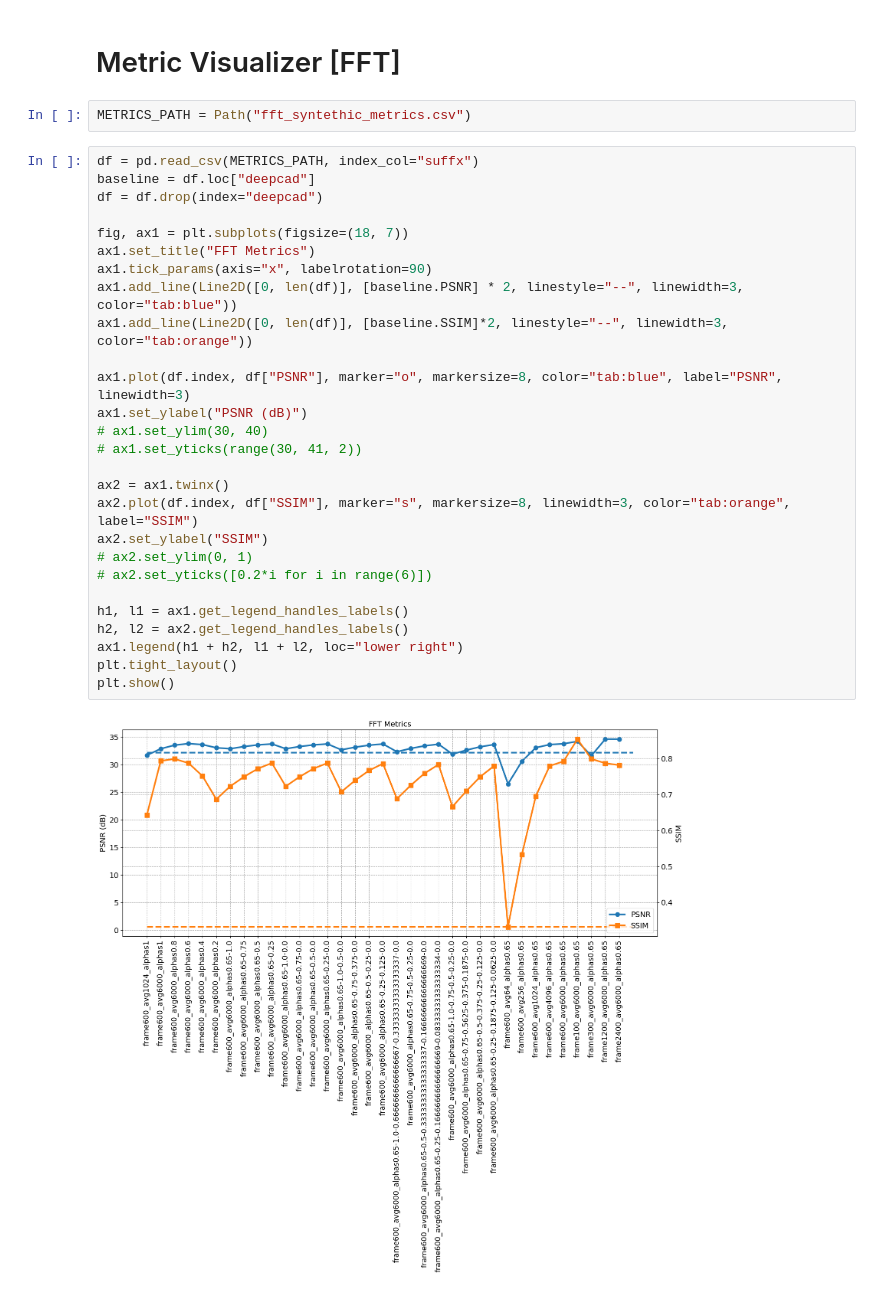
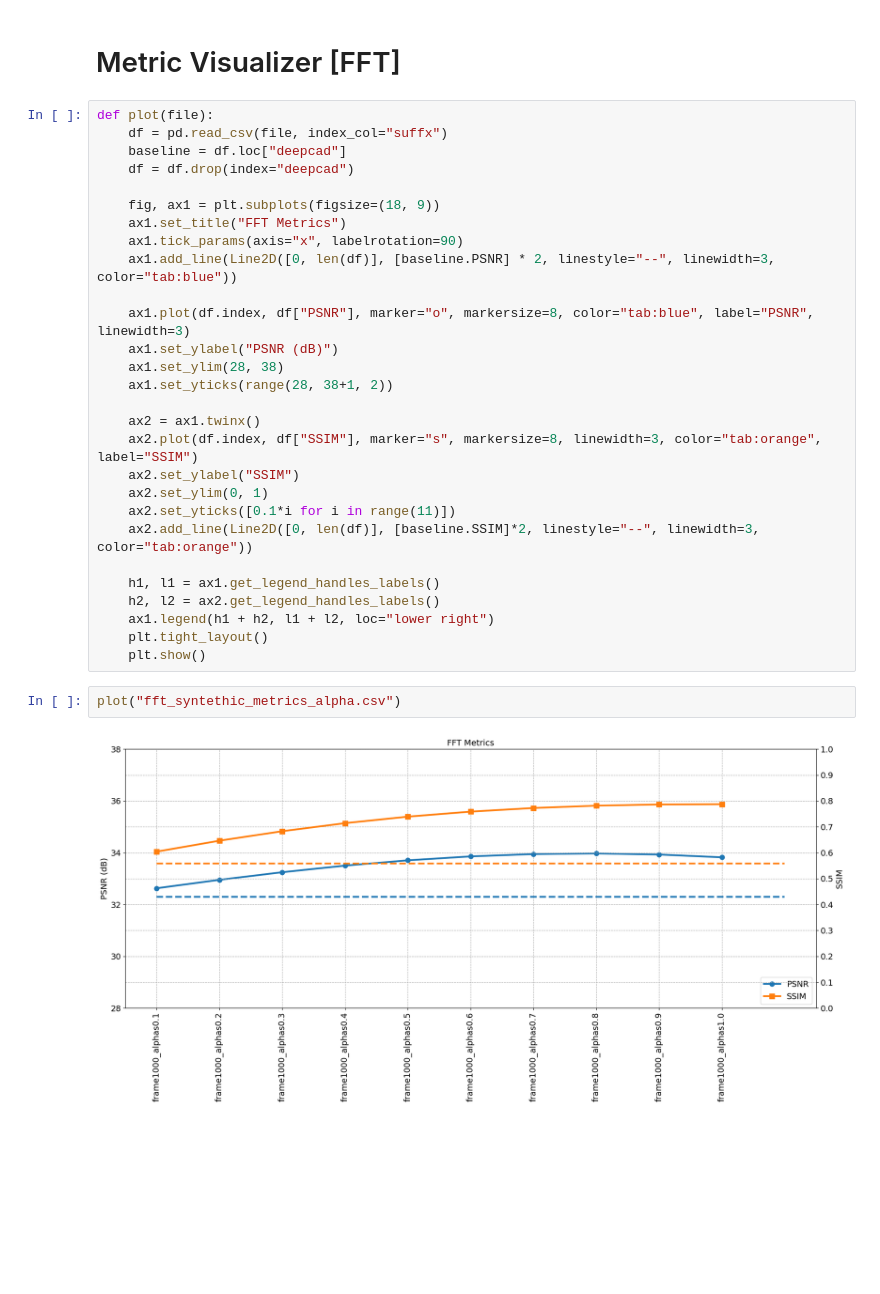
Before and after one commit to MrPio/freq2clean, a Jupyter notebook: 6-video_fusion/6.7-Metrics_Visualizer.ipynb, the cells around one changed output. Drawn from its saved outputs; the diff is of its cells as text; blank space fills up the shorter version.

```diff
--- a/6-video_fusion/6.7-Metrics_Visualizer.ipynb
+++ b/6-video_fusion/6.7-Metrics_Visualizer.ipynb
@@ -12,34 +12,35 @@ The autoreload extension is already loaded. To reload it, use:
   %reload_ext autoreload
 # %% [markdown]
 # Metric Visualizer [FFT]
-# %%
-METRICS_PATH = Path("fft_syntethic_metrics.csv")
+# %%
+def plot(file):
+    df = pd.read_csv(file, index_col="suffx")
+    baseline = df.loc["deepcad"]
+    df = df.drop(index="deepcad")
+
+    fig, ax1 = plt.subplots(figsize=(18, 9))
+    ax1.set_title("FFT Metrics")
+    ax1.tick_params(axis="x", labelrotation=90)
+    ax1.add_line(Line2D([0, len(df)], [baseline.PSNR] * 2, linestyle="--", linewidth=3, color="tab:blue"))
+
+    ax1.plot(df.index, df["PSNR"], marker="o", markersize=8, color="tab:blue", label="PSNR", linewidth=3)
+    ax1.set_ylabel("PSNR (dB)")
+    ax1.set_ylim(28, 38)
+    ax1.set_yticks(range(28, 38+1, 2))
+
+    ax2 = ax1.twinx()
+    ax2.plot(df.index, df["SSIM"], marker="s", markersize=8, linewidth=3, color="tab:orange", label="SSIM")
+    ax2.set_ylabel("SSIM")
+    ax2.set_ylim(0, 1)
+    ax2.set_yticks([0.1*i for i in range(11)])
+    ax2.add_line(Line2D([0, len(df)], [baseline.SSIM]*2, linestyle="--", linewidth=3, color="tab:orange"))
+
+    h1, l1 = ax1.get_legend_handles_labels()
+    h2, l2 = ax2.get_legend_handles_labels()
+    ax1.legend(h1 + h2, l1 + l2, loc="lower right")
+    plt.tight_layout()
+    plt.show()
 # %%
-df = pd.read_csv(METRICS_PATH, index_col="suffx")
-baseline = df.loc["deepcad"]
-df = df.drop(index="deepcad")
-
-fig, ax1 = plt.subplots(figsize=(18, 7))
-ax1.set_title("FFT Metrics")
-ax1.tick_params(axis="x", labelrotation=90)
-ax1.add_line(Line2D([0, len(df)], [baseline.PSNR] * 2, linestyle="--", linewidth=3, color="tab:blue"))
-ax1.add_line(Line2D([0, len(df)], [baseline.SSIM]*2, linestyle="--", linewidth=3, color="tab:orange"))
-
-ax1.plot(df.index, df["PSNR"], marker="o", markersize=8, color="tab:blue", label="PSNR", linewidth=3)
-ax1.set_ylabel("PSNR (dB)")
-# ax1.set_ylim(30, 40)
-# ax1.set_yticks(range(30, 41, 2))
-
-ax2 = ax1.twinx()
-ax2.plot(df.index, df["SSIM"], marker="s", markersize=8, linewidth=3, color="tab:orange", label="SSIM")
-ax2.set_ylabel("SSIM")
-# ax2.set_ylim(0, 1)
-# ax2.set_yticks([0.2*i for i in range(6)])
-
-h1, l1 = ax1.get_legend_handles_labels()
-h2, l2 = ax2.get_legend_handles_labels()
-ax1.legend(h1 + h2, l1 + l2, loc="lower right")
-plt.tight_layout()
-plt.show()
+plot("fft_syntethic_metrics_alpha.csv")
 # %% [output]
-[figure, old version]
+[figure, new version]
```
Also changed, not shown: 4 other files.
